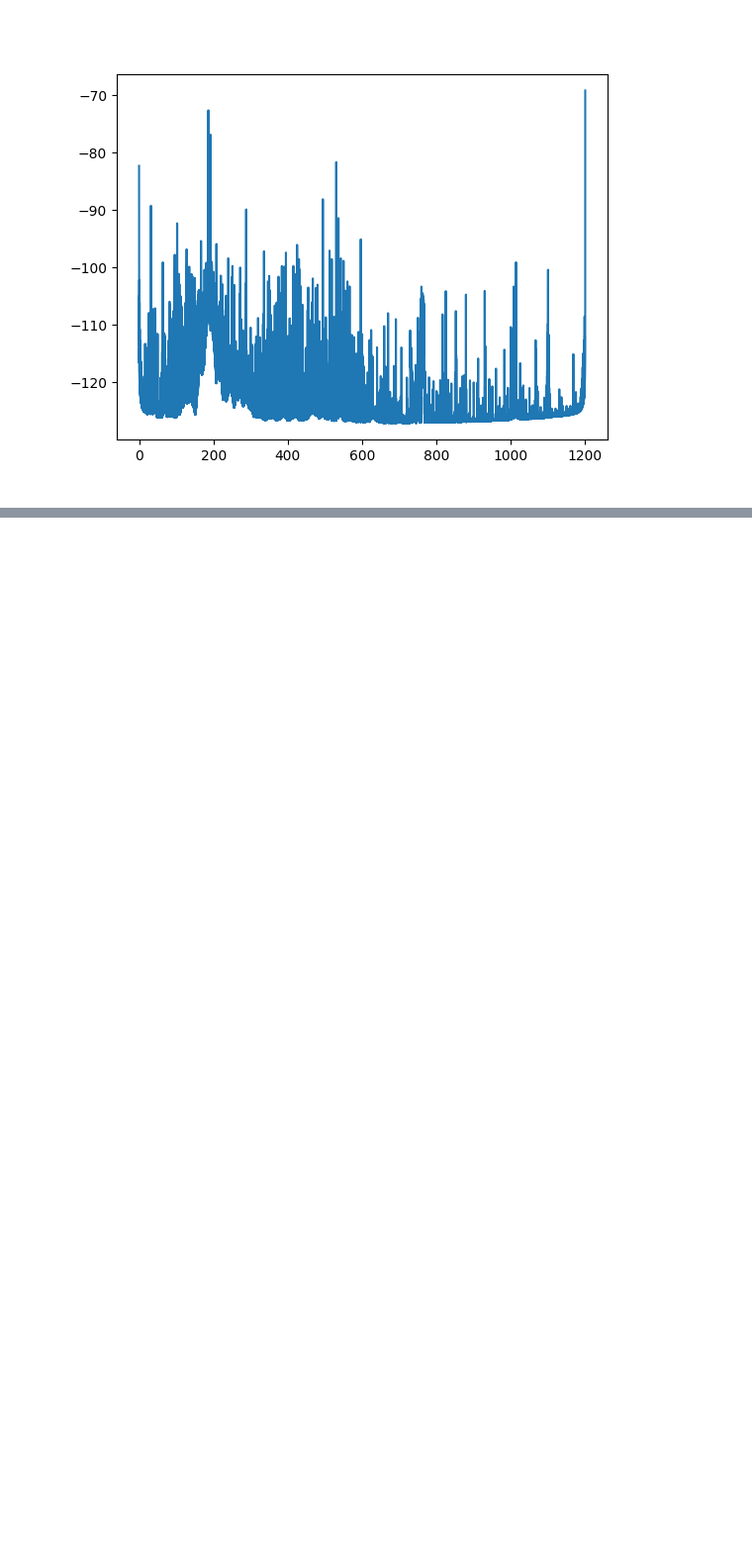
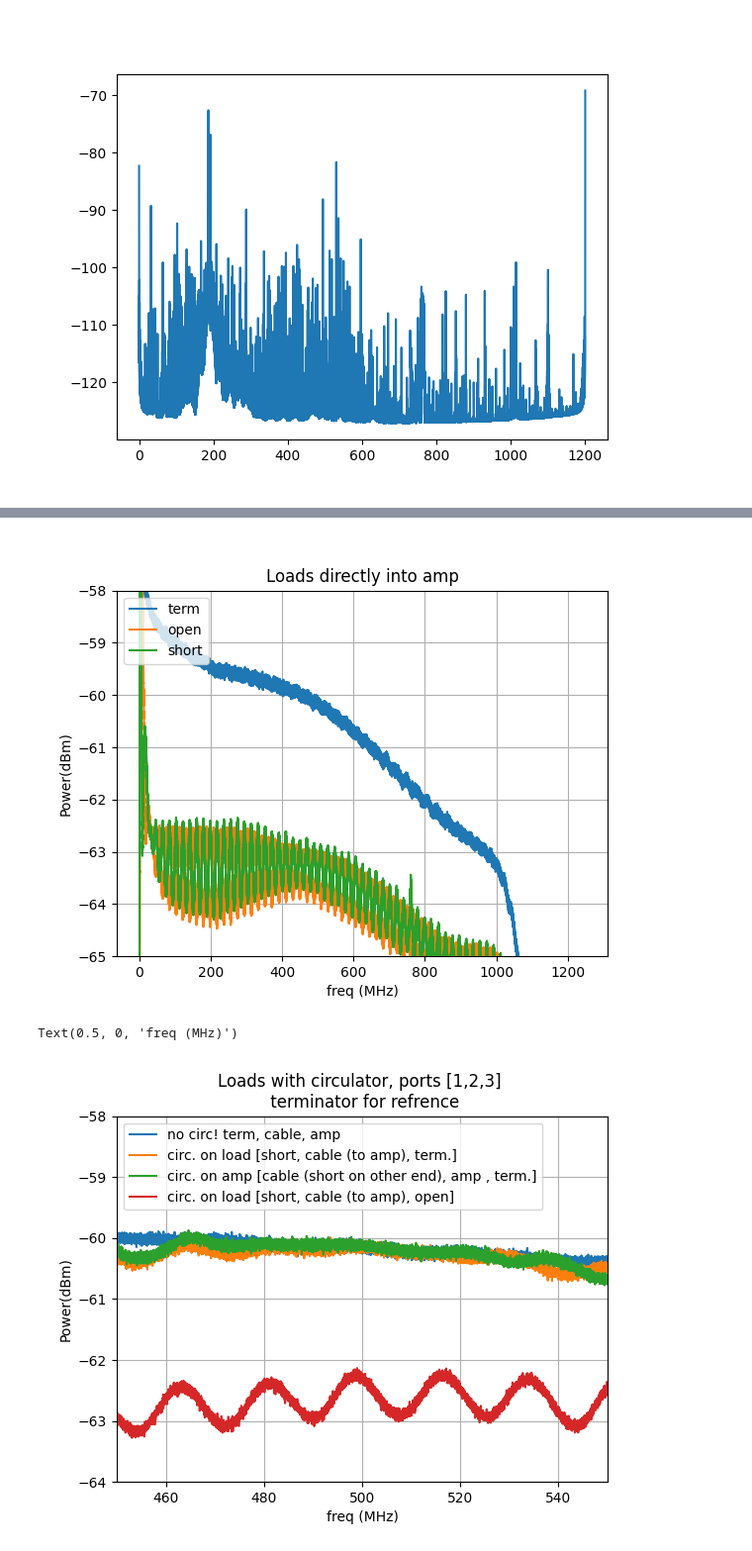
Before and after one commit to josephmlev/darkRadio, a Jupyter notebook: daqAnalysisAndExperiments/run1B/daq/systemTesting/systemTesting_9.6.23.ipynb, the cells around one changed output, grey strips where cells are left out. Shown at 99% size. Saved outputs shown, nothing was run; the diff lists cells and outputs as text; code cells hidden in the pictures; blank space fills up the shorter version.

Commit message:
adds thermal noise study into system testing notebook

```diff
--- a/daqAnalysisAndExperiments/run1B/daq/systemTesting/systemTesting_9.6.23.ipynb
+++ b/daqAnalysisAndExperiments/run1B/daq/systemTesting/systemTesting_9.6.23.ipynb
@@ -732,0 +1096,54 @@ mean 27: 1.3839364429657826e-11
+# %%
+#note switch is hanging on amp from 28-35, past that circulator is on amp
+
+###loads
+plt.close('all')
+plt.figure()
+plt.title('Loads directly into amp')
+#plt.plot(freqs[:-100], 10*np.log10(1000*spec30[1:-100]), label = 'term + att')
+plt.plot(freqs[:-100], 10*np.log10(1000*spec31[1:-100]), label = 'term')
+plt.plot(freqs[:-100], 10*np.log10(1000*spec32[1:-100]), label = 'open')
+plt.plot(freqs[:-100], 10*np.log10(1000*spec33[1:-100]), label = 'short')
+plt.grid(True)
+plt.legend(loc='upper left')
+#plt.xlim(450,550)
+plt.ylim(-65,-58)
+plt.ylabel('Power(dBm)')
+plt.xlabel('freq (MHz)')
+plt.show()
+
+###add circulator. 34, 35 have it on antenna side of chode cable.
+#34: circulator. port 1,2,3 = short, chode cable, terminator.
+#35: circulator. port 1,2,3 = short, chode cable, open.
+#36: hang citculator on amp. Remove swich (was used in 28-35)
+#### circulator. port 1,2,3 = chode (short on other end), amp , term.
+
+plt.figure()
+plt.title('Loads with circulator, ports [1,2,3] \n terminator for refrence')
+plt.plot(freqs[:-100], 10*np.log10(1000*spec31[1:-100]), label = 'no circ! term, cable, amp')
+plt.plot(freqs[:-100], 10*np.log10(1000*spec34[1:-100]), label = 'circ. on load [short, cable (to amp), term.]')
+plt.plot(freqs[:-100], 10*np.log10(1000*spec36[1:-100]), label = 'circ. on amp [cable (short on other end), amp , term.]')
+plt.plot(freqs[:-100], 10*np.log10(1000*spec35[1:-100]), label = 'circ. on load [short, cable (to amp), open]')
+plt.xlim(450,550)
+plt.ylim(-64,-58)
+plt.grid(True)
+plt.legend(loc='upper left')
+plt.ylabel('Power(dBm)')
+plt.xlabel('freq (MHz)')
+
+
+plt.figure()
+plt.title('short driect and short on circulator')
+plt.plot(freqs[:-100], 10*np.log10(1000*spec33[1:-100]), label = 'short')
+plt.plot(freqs[:-100], 10*np.log10(1000*spec32[1:-100]), label = 'open')
+plt.plot(freqs[:-100], 10*np.log10(1000*spec35[1:-100]), label = 'circ. on load [short, cable (to amp), open]')
+plt.xlim(400,600)
+plt.ylim(-65,-60)
+plt.grid(True)
+plt.legend(loc='upper left')
+plt.ylabel('Power(dBm)')
+plt.xlabel('freq (MHz)')
+# %% [output]
+[figure, added]
+Text(0.5, 0, 'freq (MHz)')
+[figure, added]
```
Also changed, not shown: parts of 8 cells of this notebook.
